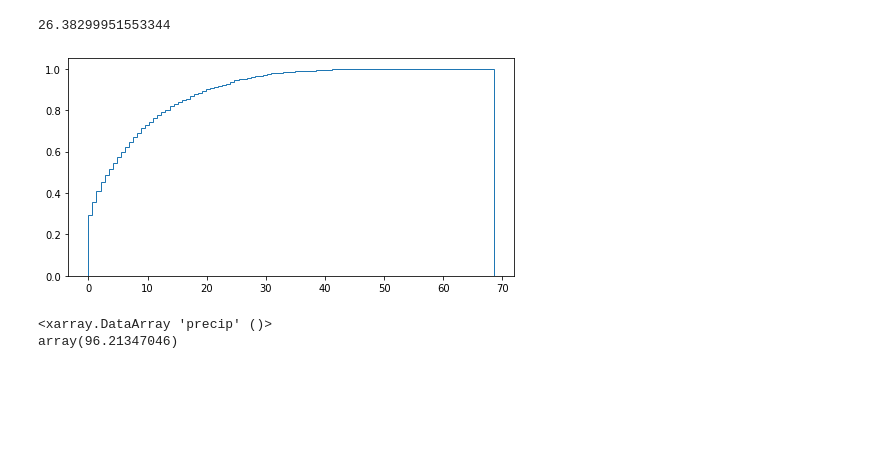
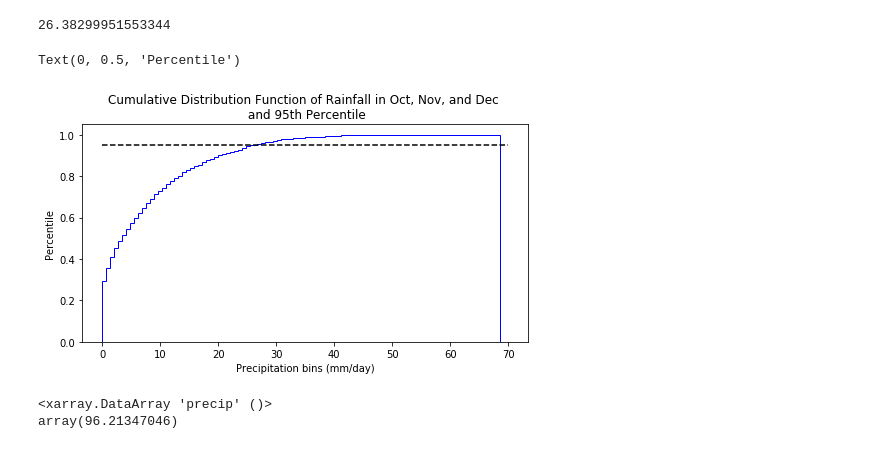
Before and after one commit to chuchun2/ATMS-597-Project-3-Group-G, a Jupyter notebook: Project3_getdates.ipynb, the cells around one changed output. Saved outputs shown, nothing was run; the diff lists cells and outputs as text; code cells hidden in the pictures; blank space fills up the shorter version.

```diff
--- a/Project3_getdates.ipynb
+++ b/Project3_getdates.ipynb
@@ -174,14 +184,23 @@ np.percentile(kinshasaraw.precip.values,95)
 # %% [output]
 26.38299951553344
 # %%
+# Plot the Cumulative Distribution Function
 n_bins = 100
+x = np.arange(0.0,75.0,5.0)
+y = np.arange(0.0,75.0,5.0)
+y[:] = 0.95
 fig, ax = plt.subplots(figsize=(8, 4))
 
 # plot the cumulative histogram
 n, bins, patches = ax.hist(kinshasalocclean.precip.values, n_bins, density=True, histtype='step',
-                           cumulative=True, label='Empirical')
+                           cumulative=True, label='Empirical', color = 'blue')
+line = ax.plot(x,y,'k--')
+plt.title('Cumulative Distribution Function of Rainfall in Oct, Nov, and Dec \n and 95th Percentile')
+plt.xlabel('Precipitation bins (mm/day)')
+plt.ylabel('Percentile')
 # %% [output]
+Text(0, 0.5, 'Percentile')
-[figure, old version]
+[figure, new version]
 # %%
 # Make a new dataset with only dates exceeding the 95th percentile and also lower than 8000.0 mm to filter out bad data
 datesexceeded = kinshasaraw.where((kinshasaraw.precip>=p95value)&(kinshasaraw.precip<=8000.0),drop=True)
```
Also changed, not shown: parts of 5 cells of this notebook.
